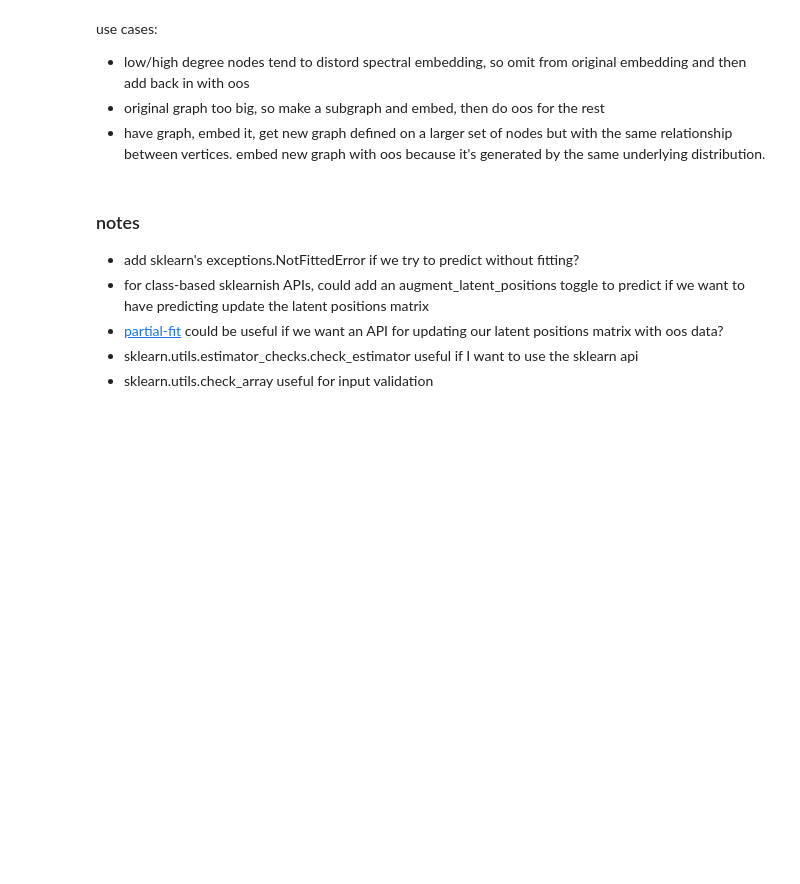
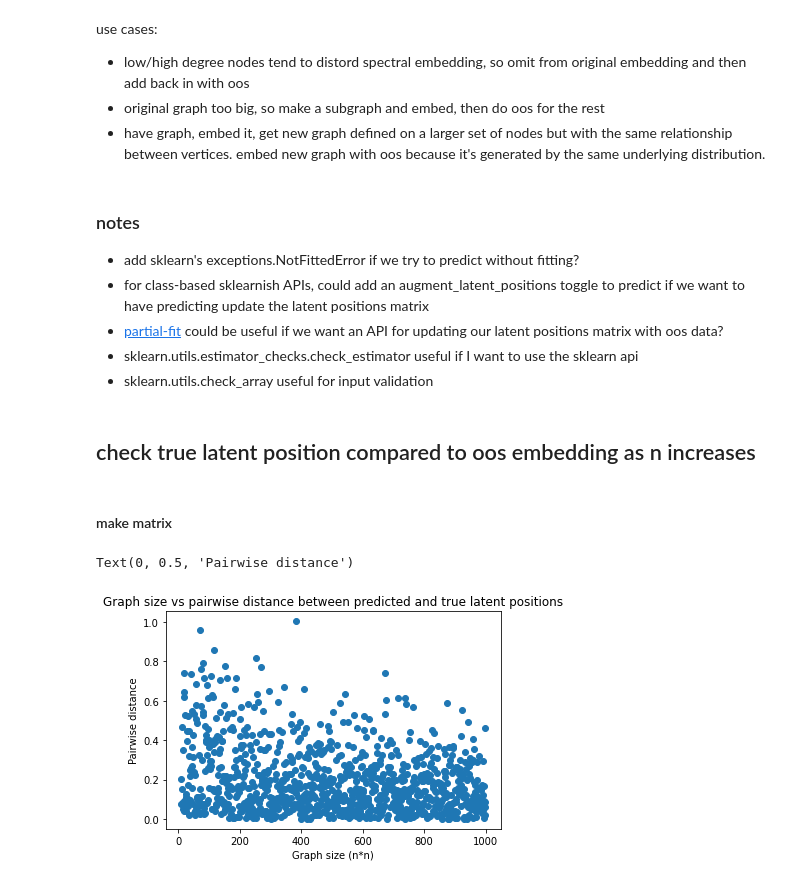
Before and after one commit to loftusa/graspy-personal, a Jupyter notebook: notebooks/firstpass_api.ipynb, the cells around one changed output. Saved outputs shown, nothing was run; the diff lists cells and outputs as text; code cells hidden in the pictures; blank space fills up the shorter version.

Commit message:
flesh out api a bit and make figure

```diff
--- a/notebooks/firstpass_api.ipynb
+++ b/notebooks/firstpass_api.ipynb
@@ -132,6 +140,6 @@ class AdjacencySpectralEmbed(BaseEmbed):
         # overwrites the super() fit_transform
         pass
 
-    def predict(self):
+    def transform(self):
         # check that fit has been called first
         return y @ self.pinv
@@ -149,0 +146,44 @@ def oos_fit(X, y, eig_values):
+# %% [markdown]
+## check true latent position compared to oos embedding as n increases
+# %% [markdown]
+#### make matrix
+# %%
+from graspy.simulations import er_np
+from sklearn.metrics.pairwise import euclidean_distances
+from tqdm import tqdm
+
+p = .5
+distances = {}
+for n in tqdm(range(10, 1000)):
+    M = er_np(n=n, p=p)
+
+    # separate
+    A = M[:-1, :-1]
+    a = M[-1, :-1]
+
+    # true latent positions
+    ase = AdjacencySpectralEmbed(n_components=2)
+    true = ase.fit_transform(M)[-1]
+
+    # predicted latent positions
+    oos = OOSEmbed()
+    oos.fit(A)
+    predicted = oos.predict(a)
+
+    as_ = np.row_stack((true, predicted))
+    distance = euclidean_distances(as_)[0, 1]
+    distances[n] = distance
+# %%
+import matplotlib.pyplot as plt
+
+# distances = sorted(distances.items()) # sorted by key, return a list of tuples
+x, y = zip(*distances) # unpack a list of pairs into two tuples
+
+# ended up being a shitty graph that doesn't say much
+plt.scatter(x, y)
+plt.title("Graph size vs pairwise distance between predicted and true latent positions");
+plt.xlabel("Graph size (n*n)");
+plt.ylabel("Pairwise distance");
+# %% [output]
+Text(0, 0.5, 'Pairwise distance')
+[figure, added]
```
Also changed, not shown: parts of 3 cells of this notebook.
